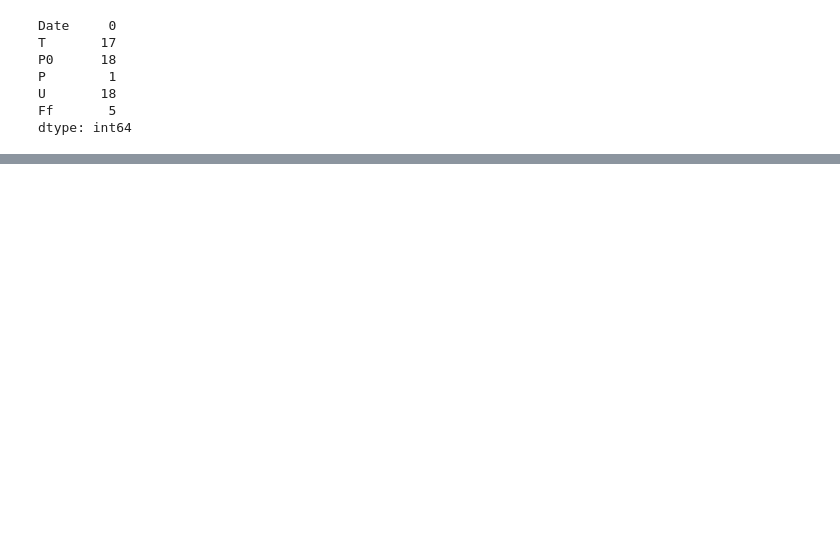
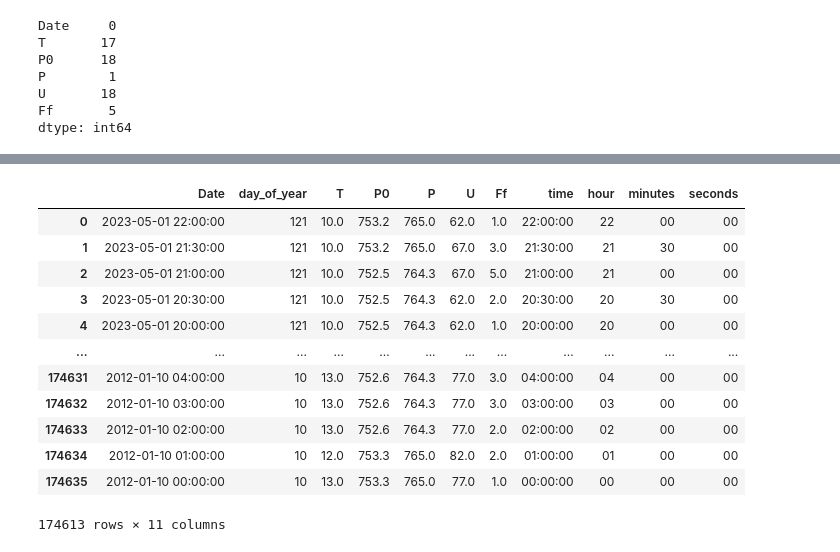
Before and after one commit to macodroid/WeatherProphet, a Jupyter notebook: processing_data.ipynb, the cells around one changed output, grey strips where cells are left out. Cells and saved outputs as stored; diff of their text form; code cells hidden in the pictures; blank space fills up the shorter version.

```diff
--- a/processing_data.ipynb
+++ b/processing_data.ipynb
@@ -47,0 +91,2 @@ ba_weather.dropna(axis=0, inplace=True)
+# %%
+ba_weather.insert(loc=3, column="ts", value=pd.to_timedelta(ba_weather['Date'], unit='s'))
@@ -47,0 +95,2 @@ ba_weather.dropna(axis=0, inplace=True)
+# %%
+ba_weather['time'] = pd.to_datetime(ba_weather['Date'],format= '%H:%M:%S' ).dt.time
@@ -47,0 +109,20 @@ ba_weather.dropna(axis=0, inplace=True)
+# %%
+ba_weather['time'] = ba_weather['time'].astype('string')
+# %%
+ba_weather[['hour', 'minutes', 'seconds']] = ba_weather['time'].str.split(":", expand=True)
+# %%
+ba_weather
+# %% [output]
+|  | Date | day_of_year | T | P0 | P | U | Ff | time | hour | minutes | seconds |
+| 0 | 2023-05-01 22:00:00 | 121 | 10.0 | 753.2 | 765.0 | 62.0 | 1.0 | 22:00:00 | 22 | 00 | 00 |
+| 1 | 2023-05-01 21:30:00 | 121 | 10.0 | 753.2 | 765.0 | 67.0 | 3.0 | 21:30:00 | 21 | 30 | 00 |
+| 2 | 2023-05-01 21:00:00 | 121 | 10.0 | 752.5 | 764.3 | 67.0 | 5.0 | 21:00:00 | 21 | 00 | 00 |
+| 3 | 2023-05-01 20:30:00 | 121 | 10.0 | 752.5 | 764.3 | 62.0 | 2.0 | 20:30:00 | 20 | 30 | 00 |
+| 4 | 2023-05-01 20:00:00 | 121 | 10.0 | 752.5 | 764.3 | 62.0 | 1.0 | 20:00:00 | 20 | 00 | 00 |
+| ... | ... | ... | ... | ... | ... | ... | ... | ... | ... | ... | ... |
+| 174631 | 2012-01-10 04:00:00 | 10 | 13.0 | 752.6 | 764.3 | 77.0 | 3.0 | 04:00:00 | 04 | 00 | 00 |
+| 174632 | 2012-01-10 03:00:00 | 10 | 13.0 | 752.6 | 764.3 | 77.0 | 3.0 | 03:00:00 | 03 | 00 | 00 |
+| 174633 | 2012-01-10 02:00:00 | 10 | 13.0 | 752.6 | 764.3 | 77.0 | 2.0 | 02:00:00 | 02 | 00 | 00 |
+| 174634 | 2012-01-10 01:00:00 | 10 | 12.0 | 753.3 | 765.0 | 82.0 | 2.0 | 01:00:00 | 01 | 00 | 00 |
+| 174635 | 2012-01-10 00:00:00 | 10 | 13.0 | 753.3 | 765.0 | 77.0 | 1.0 | 00:00:00 | 00 | 00 | 00 |
+174613 rows × 11 columns
```
Also changed, not shown: parts of 21 cells of this notebook, 1 other file.
